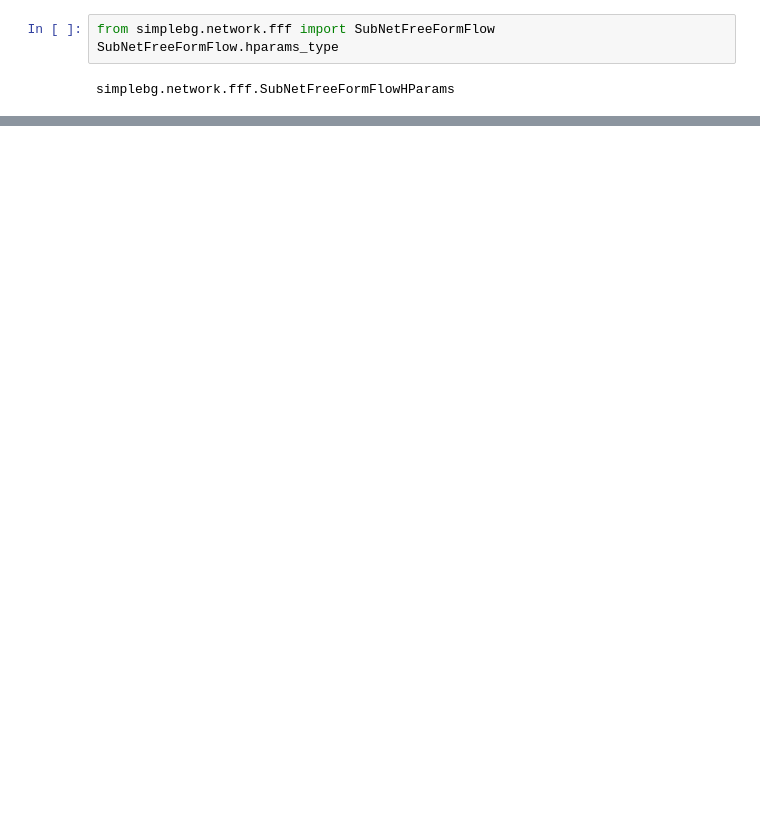
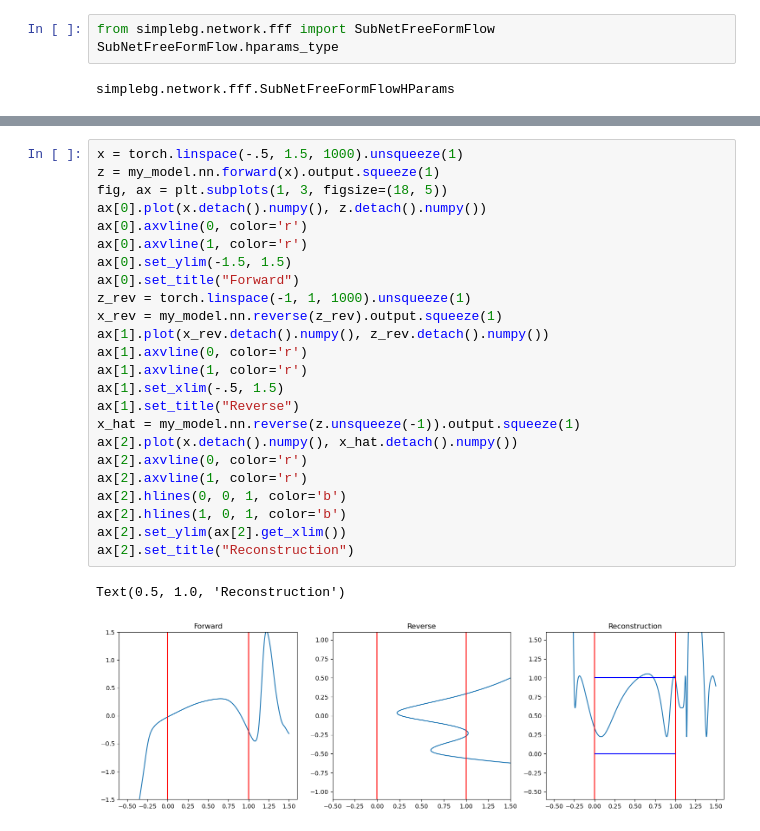
Before and after one commit to thelostscout/simplebg, a Jupyter notebook: notebooks/continuous_bondary_conditions.ipynb, the cells around one changed output, grey strips where cells are left out. Cells and saved outputs as stored; diff of their text form; blank space fills up the shorter version.

```diff
--- a/notebooks/continuous_bondary_conditions.ipynb
+++ b/notebooks/continuous_bondary_conditions.ipynb
@@ -137,0 +177,27 @@ from lightning_trainable.hparams import HParams
+# %%
+x = torch.linspace(-.5, 1.5, 1000).unsqueeze(1)
+z = my_model.nn.forward(x).output.squeeze(1)
+fig, ax = plt.subplots(1, 3, figsize=(18, 5))
+ax[0].plot(x.detach().numpy(), z.detach().numpy())
+ax[0].axvline(0, color='r')
+ax[0].axvline(1, color='r')
+ax[0].set_ylim(-1.5, 1.5)
+ax[0].set_title("Forward")
+z_rev = torch.linspace(-1, 1, 1000).unsqueeze(1)
+x_rev = my_model.nn.reverse(z_rev).output.squeeze(1)
+ax[1].plot(x_rev.detach().numpy(), z_rev.detach().numpy())
+ax[1].axvline(0, color='r')
+ax[1].axvline(1, color='r')
+ax[1].set_xlim(-.5, 1.5)
+ax[1].set_title("Reverse")
+x_hat = my_model.nn.reverse(z.unsqueeze(-1)).output.squeeze(1)
+ax[2].plot(x.detach().numpy(), x_hat.detach().numpy())
+ax[2].axvline(0, color='r')
+ax[2].axvline(1, color='r')
+ax[2].hlines(0, 0, 1, color='b')
+ax[2].hlines(1, 0, 1, color='b')
+ax[2].set_ylim(ax[2].get_xlim())
+ax[2].set_title("Reconstruction")
+# %% [output]
+Text(0.5, 1.0, 'Reconstruction')
+[figure, added]
```
Also changed, not shown: parts of 9 cells of this notebook, 17 other files.
